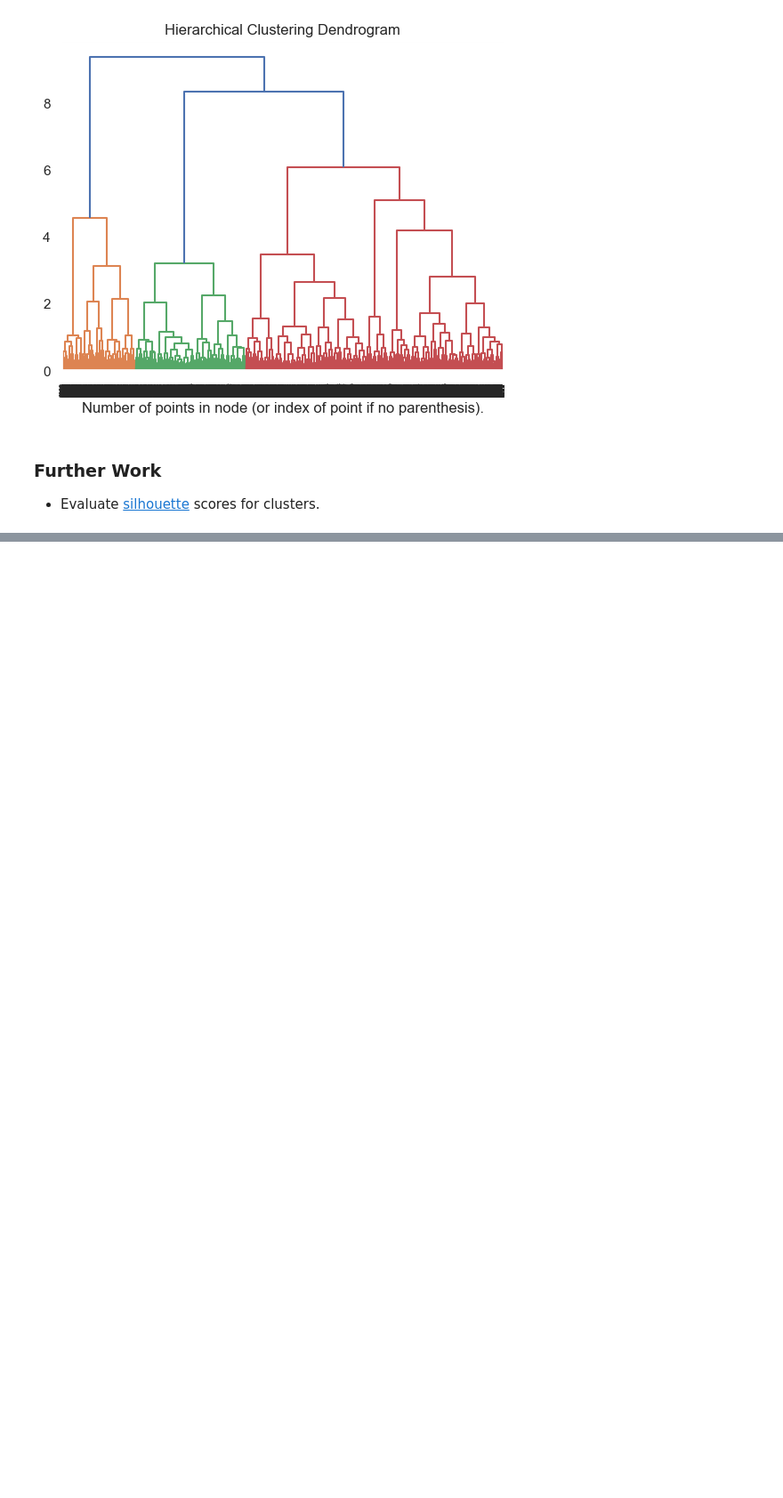
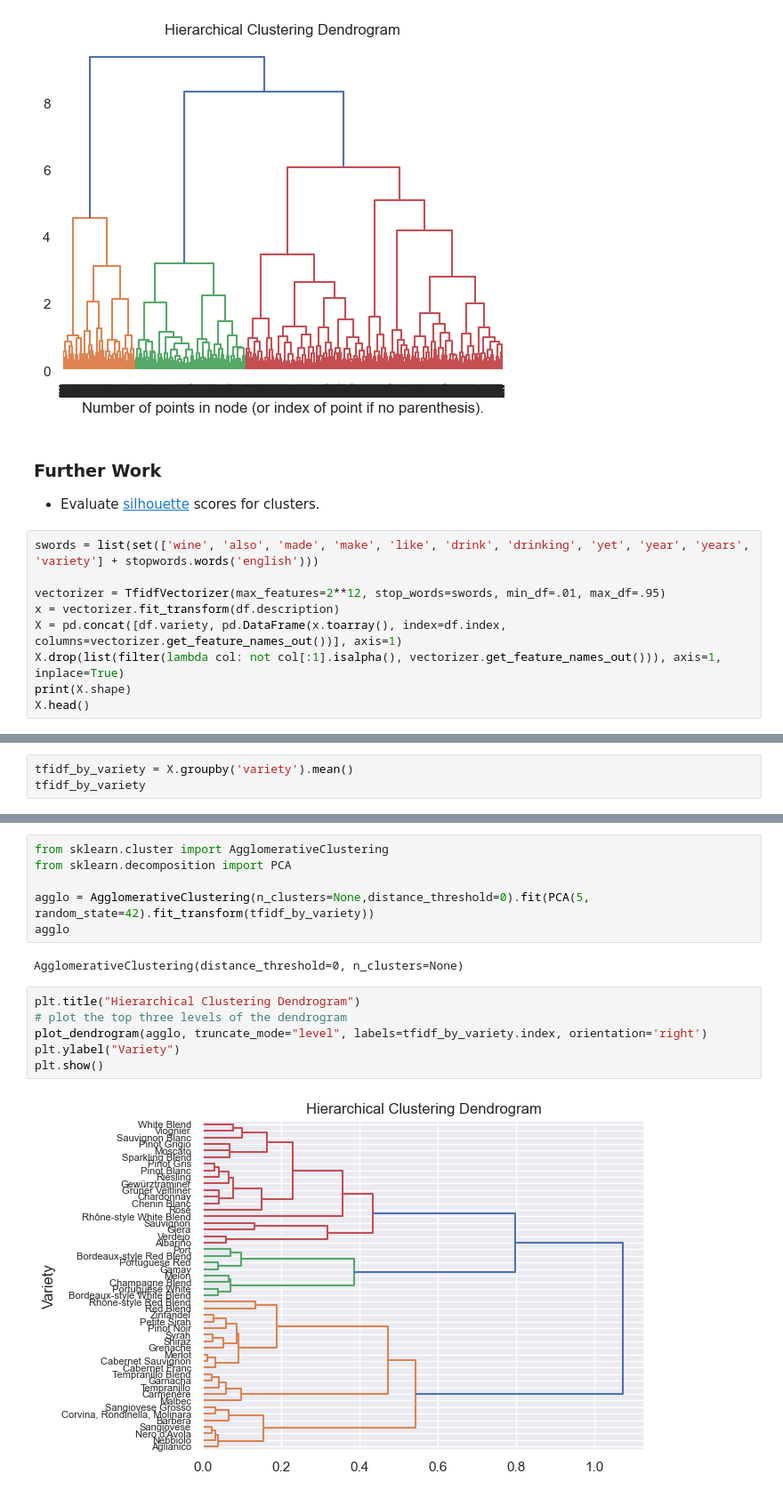
Before and after one commit to pasmith/oenologist, a Jupyter notebook: wine_reviews-clustering.ipynb, the cells around one changed output, grey strips where cells are left out. Shown at 89% size. Drawn from its saved outputs; the diff is of its cells as text; blank space fills up the shorter version.

```diff
--- a/wine_reviews-clustering.ipynb
+++ b/wine_reviews-clustering.ipynb
@@ -415,3 +425,12 @@ plt.show()
 ### Further Work
 
 - Evaluate [silhouette](https://medium.com/@hazallgultekin/what-is-silhouette-score-f428fb39bf9a) scores for clusters.
+# %%
+swords = list(set(['wine', 'also', 'made', 'make', 'like', 'drink', 'drinking', 'yet', 'year', 'years', 'variety'] + stopwords.words('english')))
+
+vectorizer = TfidfVectorizer(max_features=2**12, stop_words=swords, min_df=.01, max_df=.95)
+x = vectorizer.fit_transform(df.description)
+X = pd.concat([df.variety, pd.DataFrame(x.toarray(), index=df.index, columns=vectorizer.get_feature_names_out())], axis=1)
+X.drop(list(filter(lambda col: not col[:1].isalpha(), vectorizer.get_feature_names_out())), axis=1, inplace=True)
+print(X.shape)
+X.head()
@@ -417,0 +446,3 @@ plt.show()
+# %%
+tfidf_by_variety = X.groupby('variety').mean()
+tfidf_by_variety
@@ -417,0 +469,16 @@ plt.show()
+# %%
+from sklearn.cluster import AgglomerativeClustering
+from sklearn.decomposition import PCA
+
+agglo = AgglomerativeClustering(n_clusters=None,distance_threshold=0).fit(PCA(5, random_state=42).fit_transform(tfidf_by_variety))
+agglo
+# %% [output]
+AgglomerativeClustering(distance_threshold=0, n_clusters=None)
+# %%
+plt.title("Hierarchical Clustering Dendrogram")
+# plot the top three levels of the dendrogram
+plot_dendrogram(agglo, truncate_mode="level", labels=tfidf_by_variety.index, orientation='right')
+plt.ylabel("Variety")
+plt.show()
+# %% [output]
+[figure, added]
```
Also changed, not shown: parts of 5 cells of this notebook, 8 other files.
